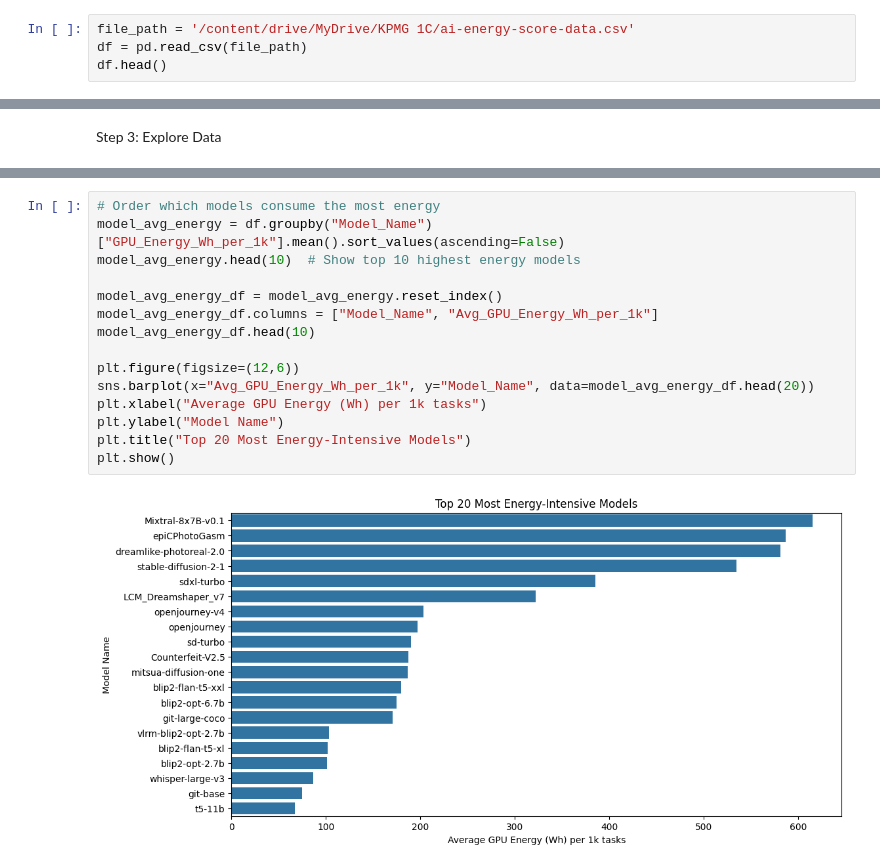
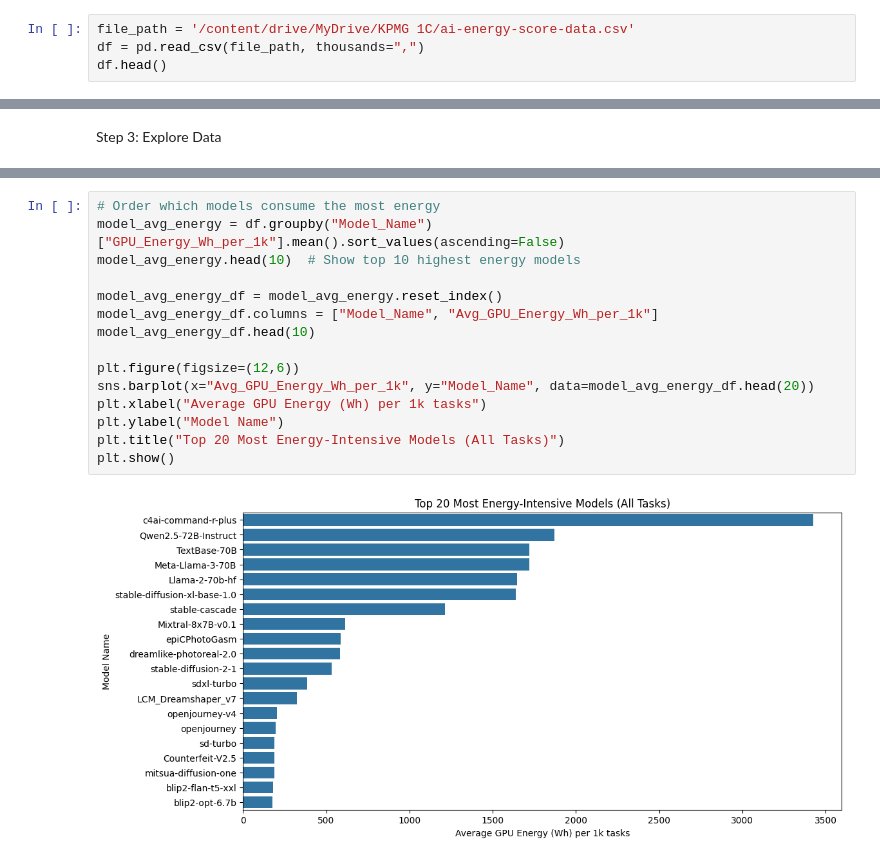
Before and after one commit to krithikakondapalli/kpmg1c, a Jupyter notebook: kpmg_1c.ipynb, the cells around one changed output, grey strips where cells are left out. Cells and saved outputs as stored; diff of their text form.

```diff
--- a/kpmg_1c.ipynb
+++ b/kpmg_1c.ipynb
@@ -38,7 +90,7 @@ Data Source: We transferred the data from this website into our own excel sheet,
 Step 1: Load Data into a data frame
 # %%
 file_path = '/content/drive/MyDrive/KPMG 1C/ai-energy-score-data.csv'
-df = pd.read_csv(file_path)
+df = pd.read_csv(file_path, thousands=",")
 df.head()
 # %% [output]
 |  | Model Class (Only for Text Genera... | Model Name | Provider | GPU Energy (Wh) per 1k tasks | Score (Max 5 Stars) | ... |
@@ -167,20 +222,20 @@ plt.show()
 # %%
 # Order which models consume the most energy
 model_avg_energy = df.groupby("Model_Name")["GPU_Energy_Wh_per_1k"].mean().sort_values(ascending=False)
 model_avg_energy.head(10)  # Show top 10 highest energy models
 
 model_avg_energy_df = model_avg_energy.reset_index()
 model_avg_energy_df.columns = ["Model_Name", "Avg_GPU_Energy_Wh_per_1k"]
 model_avg_energy_df.head(10)
 
 plt.figure(figsize=(12,6))
 sns.barplot(x="Avg_GPU_Energy_Wh_per_1k", y="Model_Name", data=model_avg_energy_df.head(20))
 plt.xlabel("Average GPU Energy (Wh) per 1k tasks")
 plt.ylabel("Model Name")
-plt.title("Top 20 Most Energy-Intensive Models")
+plt.title("Top 20 Most Energy-Intensive Models (All Tasks)")
 plt.show()
 # %% [output]
-[figure, old version]
+[figure, new version]
 # %%
 # View the most energy efficient models instead
 bottom20_models = model_avg_energy_df.tail(20)
```
Also changed, not shown: parts of 17 cells of this notebook.
